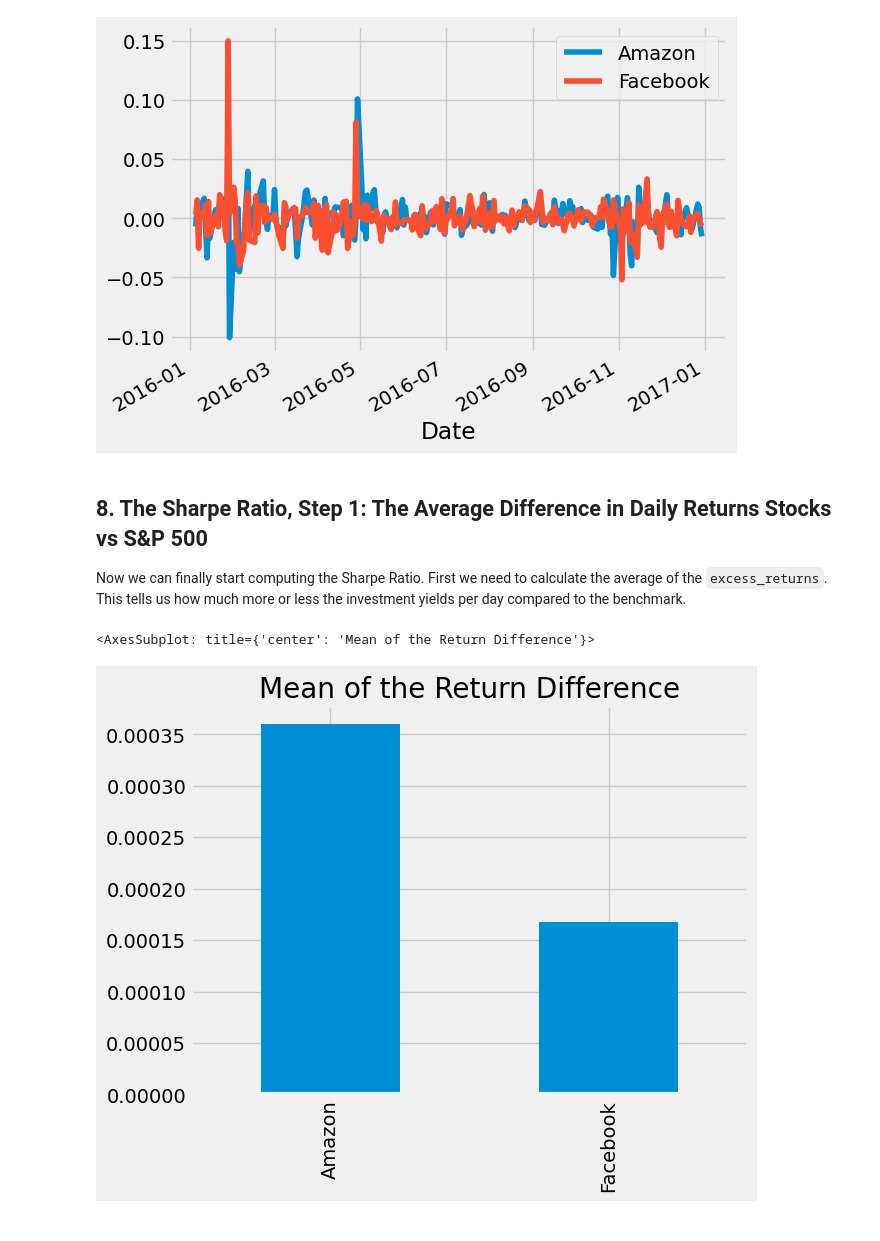
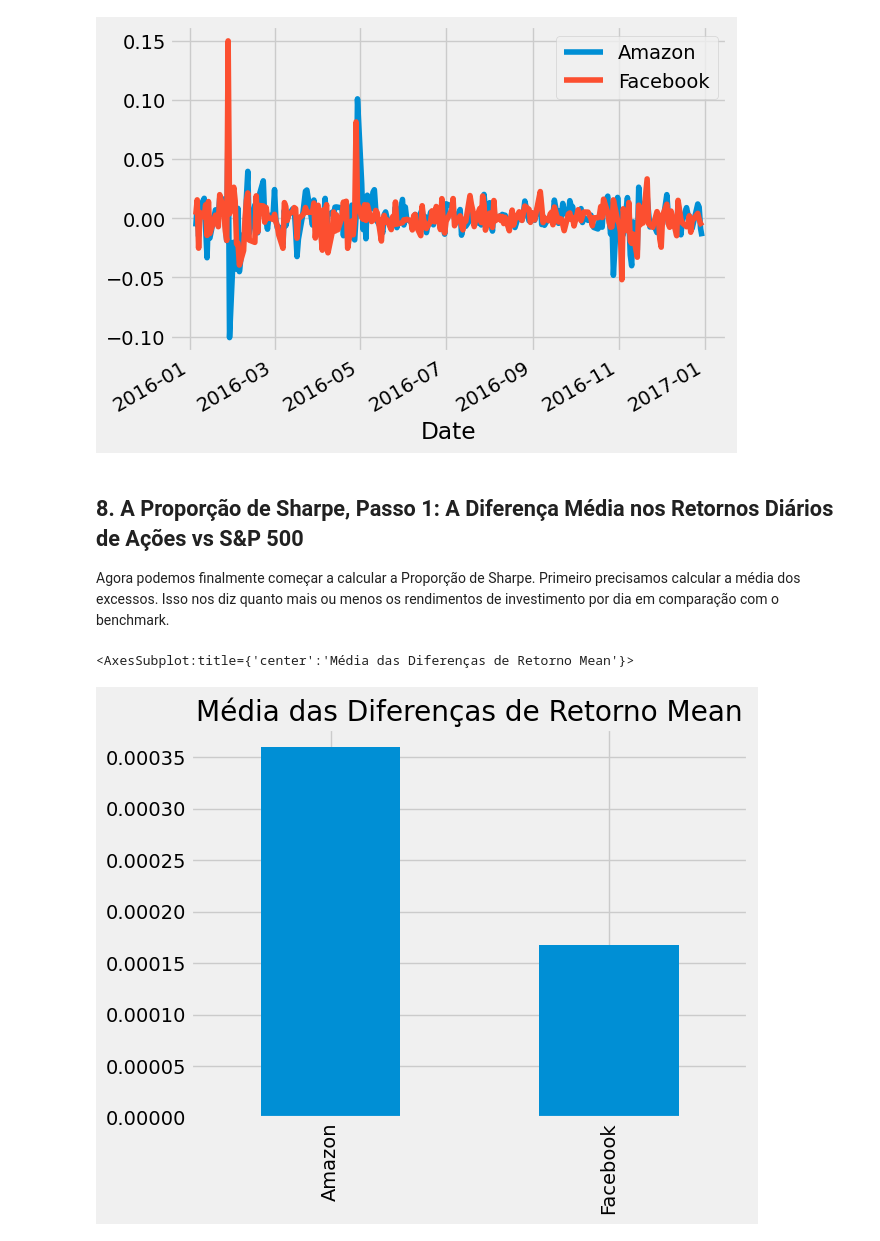
Before and after one commit to HavyNine/Shaper-Ratio, a Jupyter notebook: Risk_and_Returns_The_Sharpe_Ratio.ipynb, the cells around one changed output. Saved outputs shown, nothing was run; the diff lists cells and outputs as text; code cells hidden in the pictures.

```diff
--- a/Risk_and_Returns_The_Sharpe_Ratio.ipynb
+++ b/Risk_and_Returns_The_Sharpe_Ratio.ipynb
@@ -172,17 +160,15 @@ excess_returns.describe()
 | max | 0.100728 | 0.149686 |
 [figure]
 # %% [markdown]
-## 8. The Sharpe Ratio, Step 1: The Average Difference in Daily Returns Stocks vs S&P 500
-<p>Now we can finally start computing the Sharpe Ratio. First we need to calculate the average of the <code>excess_returns</code>. This tells us how much more or less the investment yields per day compared to the benchmark.</p>
+## 8. A Proporção de Sharpe, Passo 1: A Diferença Média nos Retornos Diários de Ações vs S&P 500
+<p>Agora podemos finalmente começar a calcular a Proporção de Sharpe. Primeiro precisamos calcular a média dos excessos. Isso nos diz quanto mais ou menos os rendimentos de investimento por dia em comparação com o benchmark.</p>
 # %%
-# calculate the mean of excess_returns
-# ... YOUR CODE FOR TASK 8 HERE ...
+# Calculando a média de excess_returns
 avg_excess_return = excess_returns.mean()
 
-# plot avg_excess_returns
-# ... YOUR CODE FOR TASK 8 HERE ...
-avg_excess_return.plot.bar(title= 'Mean of the Return Difference')
+# Plotando avg_excess_returns
+avg_excess_return.plot.bar(title= 'Média das Diferenças de Retorno Mean')
 # %% [output]
-<AxesSubplot: title={'center': 'Mean of the Return Difference'}>
+<AxesSubplot:title={'center':'Média das Diferenças de Retorno Mean'}>
-[figure, old version]
+[figure, new version]
 # %% [markdown]
```
Also changed, not shown: parts of 20 cells of this notebook.
